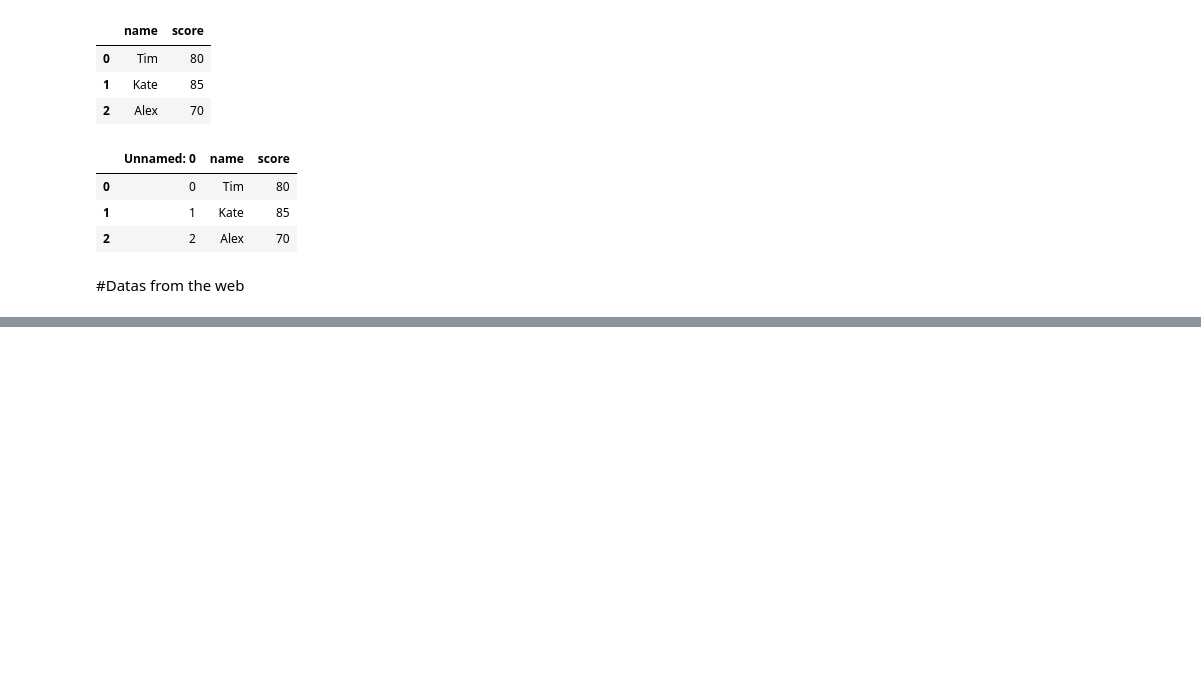
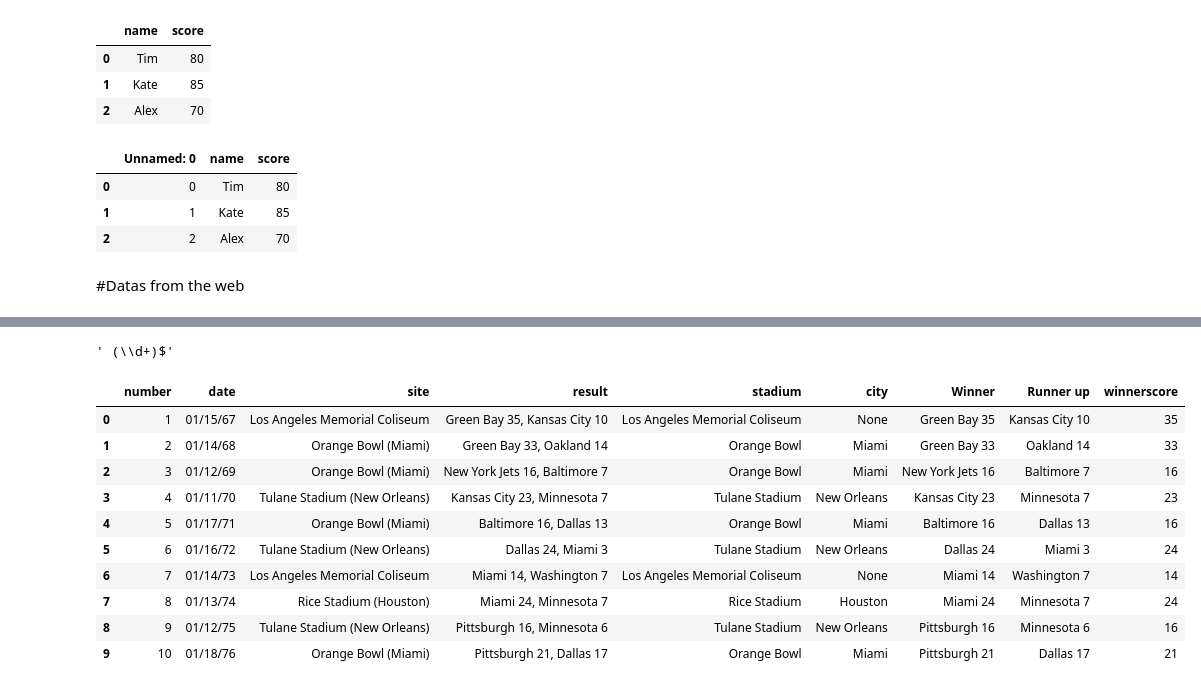
Before and after one commit to KhatiwadaPrajwal056/Data-Science-Libraries-, a Jupyter notebook: pandas.ipynb, the cells around one changed output, grey strips where cells are left out. Drawn from its saved outputs; the diff is of its cells as text; code cells hidden in the pictures; blank space fills up the shorter version.

```diff
--- a/pandas.ipynb
+++ b/pandas.ipynb
@@ -1327,0 +1476,3 @@ newdata4
+# %%
+sb1=sb1.drop(columns=["_"])
+sb1.head(10)
@@ -1327,0 +1491,2 @@ newdata4
+# %%
+sb1[["Winner","Runner up"]]=sb1["result"].str.split('[,]',expand=True)
@@ -1327,0 +1509,6 @@ newdata4
+# %%
+pattern = r' (\d+)$'
+# %%
+pattern
+# %% [output]
+' (\\d+)$'
@@ -1327,0 +1517,14 @@ newdata4
+# %%
+sb1.head(10)
+# %% [output]
+|  | number | date | site | result | stadium | city | Winner | Runner up | winnerscore |
+| 0 | 1 | 01/15/67 | Los Angeles Memorial Coliseum | Green Bay 35, Kansas City 10 | Los Angeles Memorial Coliseum | None | Green Bay 35 | Kansas City 10 | 35 |
+| 1 | 2 | 01/14/68 | Orange Bowl (Miami) | Green Bay 33, Oakland 14 | Orange Bowl | Miami | Green Bay 33 | Oakland 14 | 33 |
+| 2 | 3 | 01/12/69 | Orange Bowl (Miami) | New York Jets 16, Baltimore 7 | Orange Bowl | Miami | New York Jets 16 | Baltimore 7 | 16 |
+| 3 | 4 | 01/11/70 | Tulane Stadium (New Orleans) | Kansas City 23, Minnesota 7 | Tulane Stadium | New Orleans | Kansas City 23 | Minnesota 7 | 23 |
+| 4 | 5 | 01/17/71 | Orange Bowl (Miami) | Baltimore 16, Dallas 13 | Orange Bowl | Miami | Baltimore 16 | Dallas 13 | 16 |
+| 5 | 6 | 01/16/72 | Tulane Stadium (New Orleans) | Dallas 24, Miami 3 | Tulane Stadium | New Orleans | Dallas 24 | Miami 3 | 24 |
+| 6 | 7 | 01/14/73 | Los Angeles Memorial Coliseum | Miami 14, Washington 7 | Los Angeles Memorial Coliseum | None | Miami 14 | Washington 7 | 14 |
+| 7 | 8 | 01/13/74 | Rice Stadium (Houston) | Miami 24, Minnesota 7 | Rice Stadium | Houston | Miami 24 | Minnesota 7 | 24 |
+| 8 | 9 | 01/12/75 | Tulane Stadium (New Orleans) | Pittsburgh 16, Minnesota 6 | Tulane Stadium | New Orleans | Pittsburgh 16 | Minnesota 6 | 16 |
+| 9 | 10 | 01/18/76 | Orange Bowl (Miami) | Pittsburgh 21, Dallas 17 | Orange Bowl | Miami | Pittsburgh 21 | Dallas 17 | 21 |
```
Also changed, not shown: parts of 40 cells of this notebook, 2 other files.
